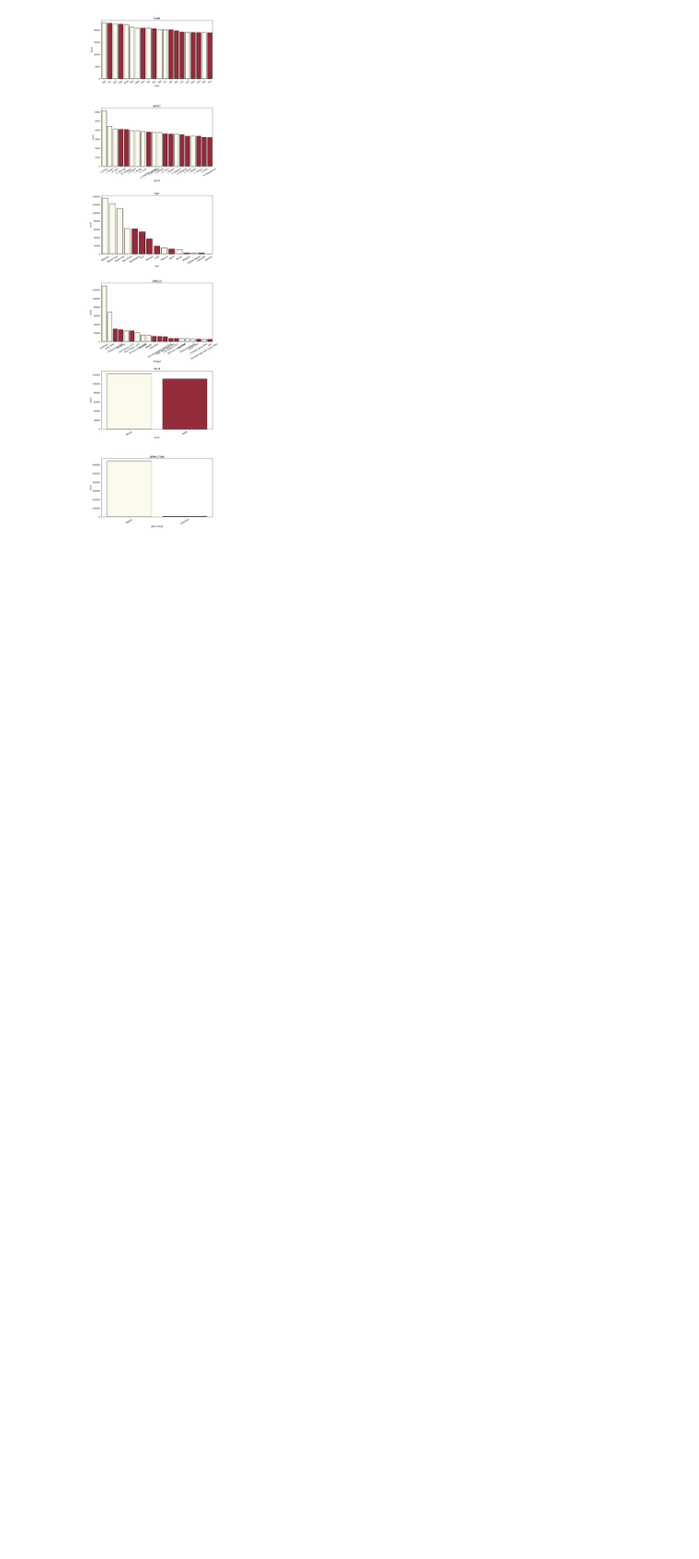
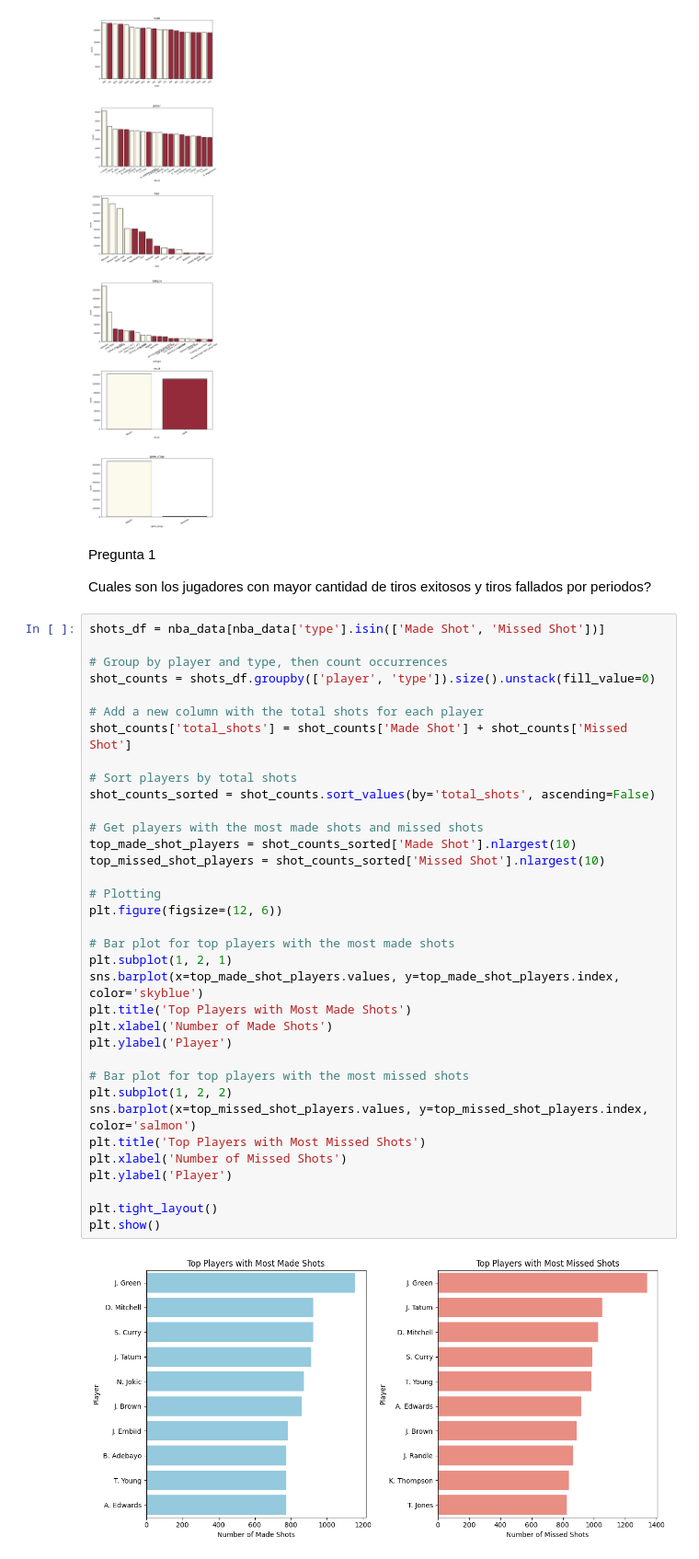
Before and after one commit to Rodari78Utec/EDA_NBA, a Jupyter notebook: eda_nba.ipynb, the cells around one changed output. Shown: that part at 92% size. Saved outputs shown, nothing was run; the diff lists cells and outputs as text; blank space fills up the shorter version.

```diff
--- a/eda_nba.ipynb
+++ b/eda_nba.ipynb
@@ -404,3 +404,44 @@ The palette list has fewer values (2) than needed (15) and will cycle, which may
 The palette list has fewer values (2) than needed (20) and will cycle, which may produce an uninterpretable plot.
   sns.countplot(x=col, hue=col, legend=False, data=filtered_data, ax=ax[i], order=top_categories,
 [figure]
+# %% [markdown]
+Pregunta 1
+
+Cuales son los jugadores con mayor cantidad de tiros exitosos y tiros fallados por periodos?
+# %%
+shots_df = nba_data[nba_data['type'].isin(['Made Shot', 'Missed Shot'])]
+
+# Group by player and type, then count occurrences
+shot_counts = shots_df.groupby(['player', 'type']).size().unstack(fill_value=0)
+
+# Add a new column with the total shots for each player
+shot_counts['total_shots'] = shot_counts['Made Shot'] + shot_counts['Missed Shot']
+
+# Sort players by total shots
+shot_counts_sorted = shot_counts.sort_values(by='total_shots', ascending=False)
+
+# Get players with the most made shots and missed shots
+top_made_shot_players = shot_counts_sorted['Made Shot'].nlargest(10)
+top_missed_shot_players = shot_counts_sorted['Missed Shot'].nlargest(10)
+
+# Plotting
+plt.figure(figsize=(12, 6))
+
+# Bar plot for top players with the most made shots
+plt.subplot(1, 2, 1)
+sns.barplot(x=top_made_shot_players.values, y=top_made_shot_players.index, color='skyblue')
+plt.title('Top Players with Most Made Shots')
+plt.xlabel('Number of Made Shots')
+plt.ylabel('Player')
+
+# Bar plot for top players with the most missed shots
+plt.subplot(1, 2, 2)
+sns.barplot(x=top_missed_shot_players.values, y=top_missed_shot_players.index, color='salmon')
+plt.title('Top Players with Most Missed Shots')
+plt.xlabel('Number of Missed Shots')
+plt.ylabel('Player')
+
+plt.tight_layout()
+plt.show()
+# %% [output]
+[figure, added]
```
Also changed, not shown: parts of 14 cells of this notebook.
